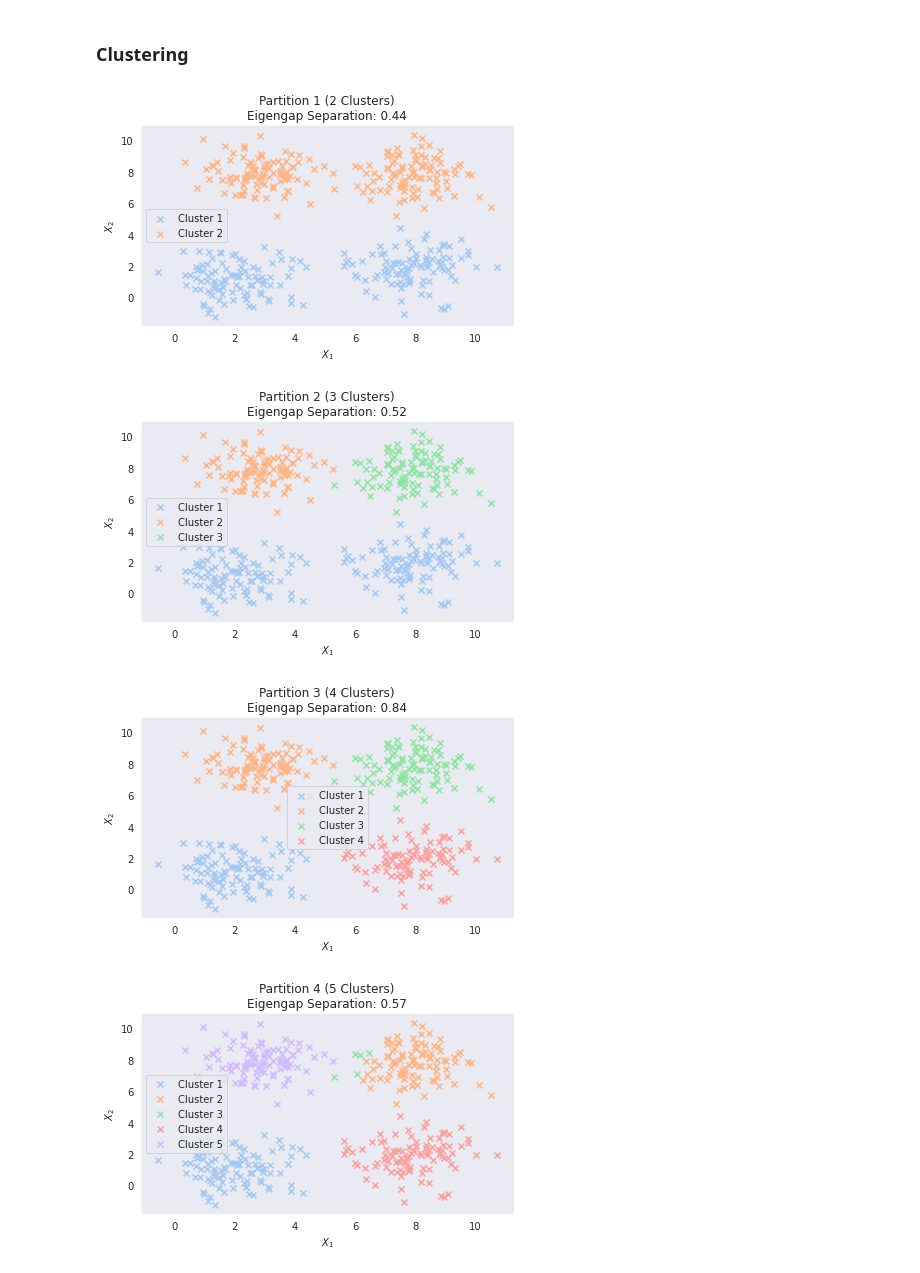
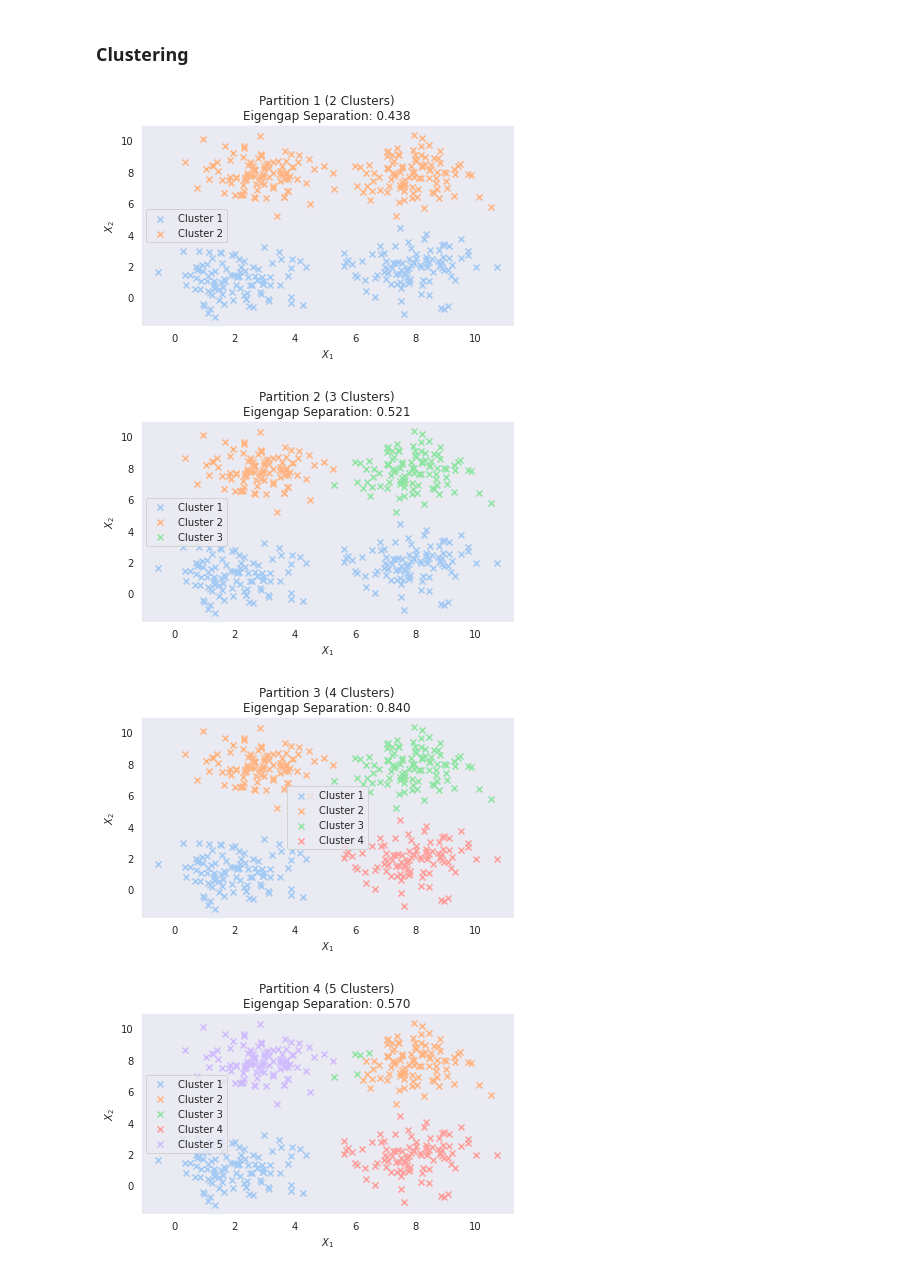
Before and after one commit to mcindoe/regimedetection, a Jupyter notebook: examples/gaussianclouds/main.ipynb, the cells around one changed output. Saved outputs shown, nothing was run; the diff lists cells and outputs as text; code cells hidden in the pictures.

```diff
--- a/examples/gaussianclouds/main.ipynb
+++ b/examples/gaussianclouds/main.ipynb
@@ -210,31 +210,31 @@ suggested_partitions = multiscale_k_prototypes(
 # %%
 for partition_idx, (partition, partition_suitability) in enumerate(suggested_partitions):
     for cluster_idx, cluster_indices in enumerate(partition):
         cluster_colour = colours[cluster_idx]
         predicted_cluster_points = points[cluster_indices]
         plt.scatter(
             predicted_cluster_points[:,0],
             predicted_cluster_points[:,1],
             color = cluster_colour,
             label = f"Cluster {cluster_idx+1}",
             marker = 'x'
         )
 
     plot_title = f"Partition {partition_idx+1} ({len(partition)} Clusters)"
-    plot_title += f"\nEigengap Separation: {round(partition_suitability, 2)}"
+    plot_title += "\nEigengap Separation: %.3f" % partition_suitability
 
     plt.xlabel('$X_1$')
     plt.ylabel('$X_2$')
     plt.title(plot_title)
     plt.legend()
     plt.tight_layout()
 
     if SAVE_FIGURES:
         plt.savefig(f"img/suggestedClusterPointsPartition{partition_idx+1}")
 
     plt.show()
 # %% [output]
-[figure, old version]
+[figure, new version]
-[figure, old version]
+[figure, new version]
-[figure, old version]
+[figure, new version]
-[figure, old version]
+[figure, new version]
```
Also changed, not shown: 9 other files.
